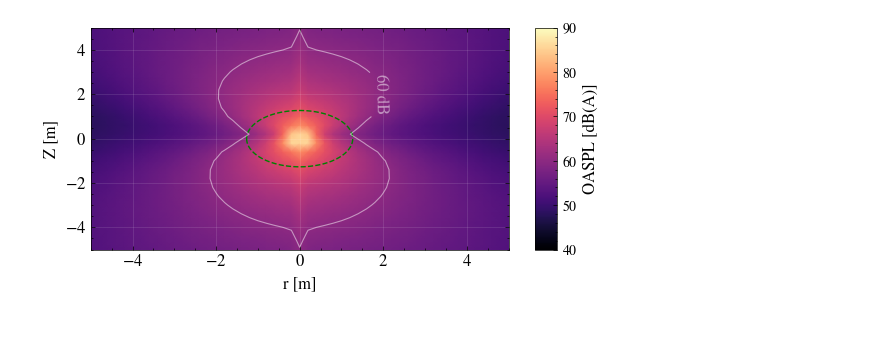
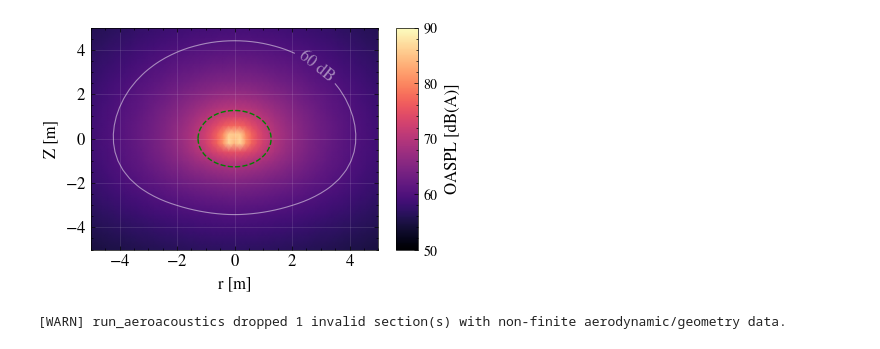
Before and after one commit to Frxljord/FastBEMT, a Jupyter notebook: Examples/AcousticContourMetric.ipynb, the cells around one changed output. Saved outputs shown, nothing was run; the diff lists cells and outputs as text; code cells hidden in the pictures.

```diff
--- a/Examples/AcousticContourMetric.ipynb
+++ b/Examples/AcousticContourMetric.ipynb
@@ -12,7 +12,6 @@ plt.style.use(['science', 'no-latex'])
 name, blade_dict = load_propeller_dict('../Data/10x7E')[0]
 # %%
 params = LowFidelityParameters(
-    rpm=7000,
     a_inf=343,
     rho=1.225,
     mu=1.81e-5,
@@ -28,6 +27,6 @@ propeller = Propeller(
     params=params,
 )
 
-propeller.run_bemt(v_inf=0.0)
+propeller.run_bemt(rpm=7000, v_inf=0.0)
 # %%
 thrust, torque, ct, cq, figure_of_merit = propeller.compute_total_forces()
@@ -34,6 +46,6 @@ thrust, torque, ct, cq, figure_of_merit = propeller.compute_total_forces()
 # %%
 propeller.run_aeroacoustics(observer_positions=uniform_observer_grid(size=5, nx=26, ny=26),
-        lt=0.1,
+        lt=0.01,
         i=5e-4,
         alpha_stall=15,
         keep_bpm_components=False)
@@ -52,14 +56,26 @@ propeller.postprocess()
-# %%
-plotter = Plotter(propeller)
-plotter.plot_acoustic_map(
-    grid_size=26,
-    domain_size=5,
-    figsize=(6, 3),
-    cmap='magma',
-    mirror=True,
-    contour_levels=[60],
-    # save_path='../Figures/Validation/acoustic_map10x7E.png'
-    save_path=None
-)
-# %% [output]
-[figure, removed]
+# %%
+plotter = Plotter(propeller)
+plotter.plot_acoustic_map(
+    grid_size=26,
+    domain_size=5,
+    noise_type='total',
+    figsize=(4.5, 3),
+    cmap='magma',
+    mirror=True,
+    contour_levels=[60],
+    # save_path='../Figures/Validation/acoustic_map10x7E.png'
+    save_path=None
+)
+# %% [output]
+[figure, added]
+# %%
+obs = circular_observer_array(radius=1.88, n_points=36)
+propeller.run_aeroacoustics(observer_positions=obs,
+        lt=0.1,
+        i=5e-4,
+        alpha_stall=15,
+        keep_bpm_components=False)
+
+propeller.postprocess()
+# %% [output]
+[WARN] run_aeroacoustics dropped 1 invalid section(s) with non-finite aerodynamic/geometry data.
```
Also changed, not shown: parts of 5 cells of this notebook, 2 other files.
